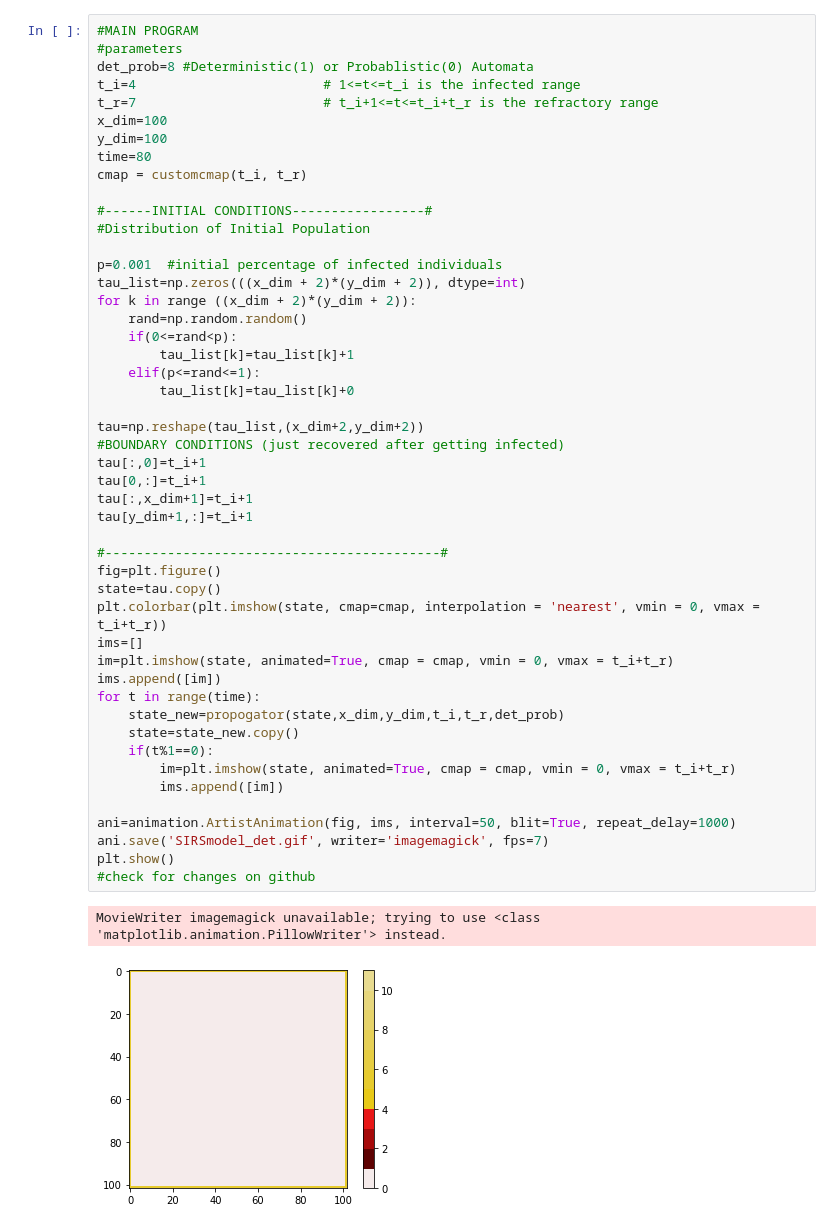
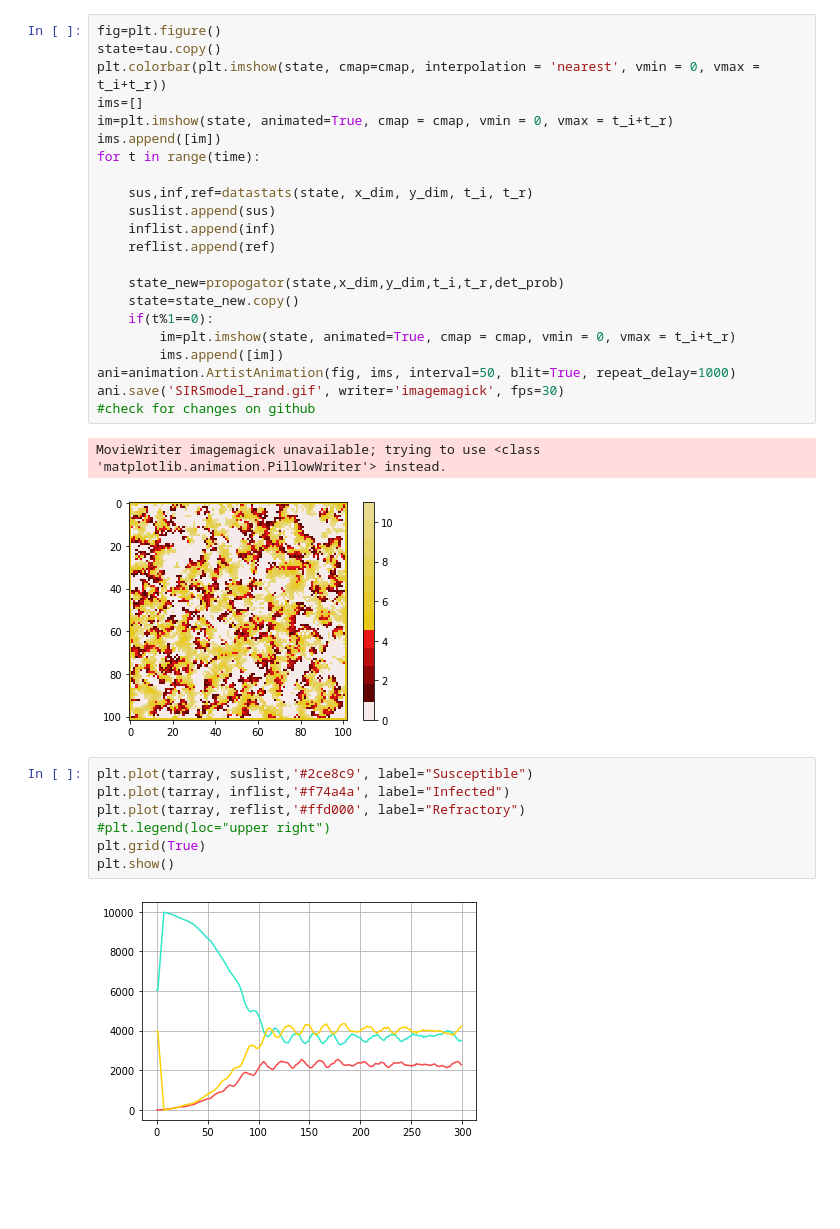
Before and after one commit to kunal1729verma/idc621-modelling_complex_systems, a Jupyter notebook: SIRS_original.ipynb, the cells around one changed output. Drawn from its saved outputs; the diff is of its cells as text; blank space fills up the shorter version.

```diff
--- a/SIRS_original.ipynb
+++ b/SIRS_original.ipynb
@@ -69,51 +150,34 @@ def propogator(tau_t,x_dim,y_dim,t_i,t_r,det_prob):
 # %%
-#MAIN PROGRAM
-#parameters
-det_prob=8 #Deterministic(1) or Probablistic(0) Automata
-t_i=4                        # 1<=t<=t_i is the infected range
-t_r=7                        # t_i+1<=t<=t_i+t_r is the refractory range
-x_dim=100
-y_dim=100
-time=80
-cmap = customcmap(t_i, t_r)
-
-#------INITIAL CONDITIONS-----------------#
-#Distribution of Initial Population
-
-p=0.001  #initial percentage of infected individuals
-tau_list=np.zeros(((x_dim + 2)*(y_dim + 2)), dtype=int)
-for k in range ((x_dim + 2)*(y_dim + 2)):
-    rand=np.random.random()
-    if(0<=rand<p):
-        tau_list[k]=tau_list[k]+1
-    elif(p<=rand<=1):
-        tau_list[k]=tau_list[k]+0
-
-tau=np.reshape(tau_list,(x_dim+2,y_dim+2))
-#BOUNDARY CONDITIONS (just recovered after getting infected)
-tau[:,0]=t_i+1
-tau[0,:]=t_i+1
-tau[:,x_dim+1]=t_i+1
-tau[y_dim+1,:]=t_i+1
-
-#-------------------------------------------#
 fig=plt.figure()
 state=tau.copy()
 plt.colorbar(plt.imshow(state, cmap=cmap, interpolation = 'nearest', vmin = 0, vmax = t_i+t_r))
 ims=[]
 im=plt.imshow(state, animated=True, cmap = cmap, vmin = 0, vmax = t_i+t_r)
 ims.append([im])
 for t in range(time):
+
+    sus,inf,ref=datastats(state, x_dim, y_dim, t_i, t_r)
+    suslist.append(sus)
+    inflist.append(inf)
+    reflist.append(ref)
+
     state_new=propogator(state,x_dim,y_dim,t_i,t_r,det_prob)
     state=state_new.copy()
     if(t%1==0):
         im=plt.imshow(state, animated=True, cmap = cmap, vmin = 0, vmax = t_i+t_r)
         ims.append([im])
-
 ani=animation.ArtistAnimation(fig, ims, interval=50, blit=True, repeat_delay=1000)
-ani.save('SIRSmodel_det.gif', writer='imagemagick', fps=7)
-plt.show()
+ani.save('SIRSmodel_rand.gif', writer='imagemagick', fps=30)
 #check for changes on github
 # %% [output]
 MovieWriter imagemagick unavailable; trying to use <class 'matplotlib.animation.PillowWriter'> instead.
-[figure, old version]
+[figure, new version]
+# %%
+plt.plot(tarray, suslist,'#2ce8c9', label="Susceptible")
+plt.plot(tarray, inflist,'#f74a4a', label="Infected")
+plt.plot(tarray, reflist,'#ffd000', label="Refractory")
+#plt.legend(loc="upper right")
+plt.grid(True)
+plt.show()
+# %% [output]
+[figure, added]
```
Also changed, not shown: parts of 3 cells of this notebook, 2 other files.
